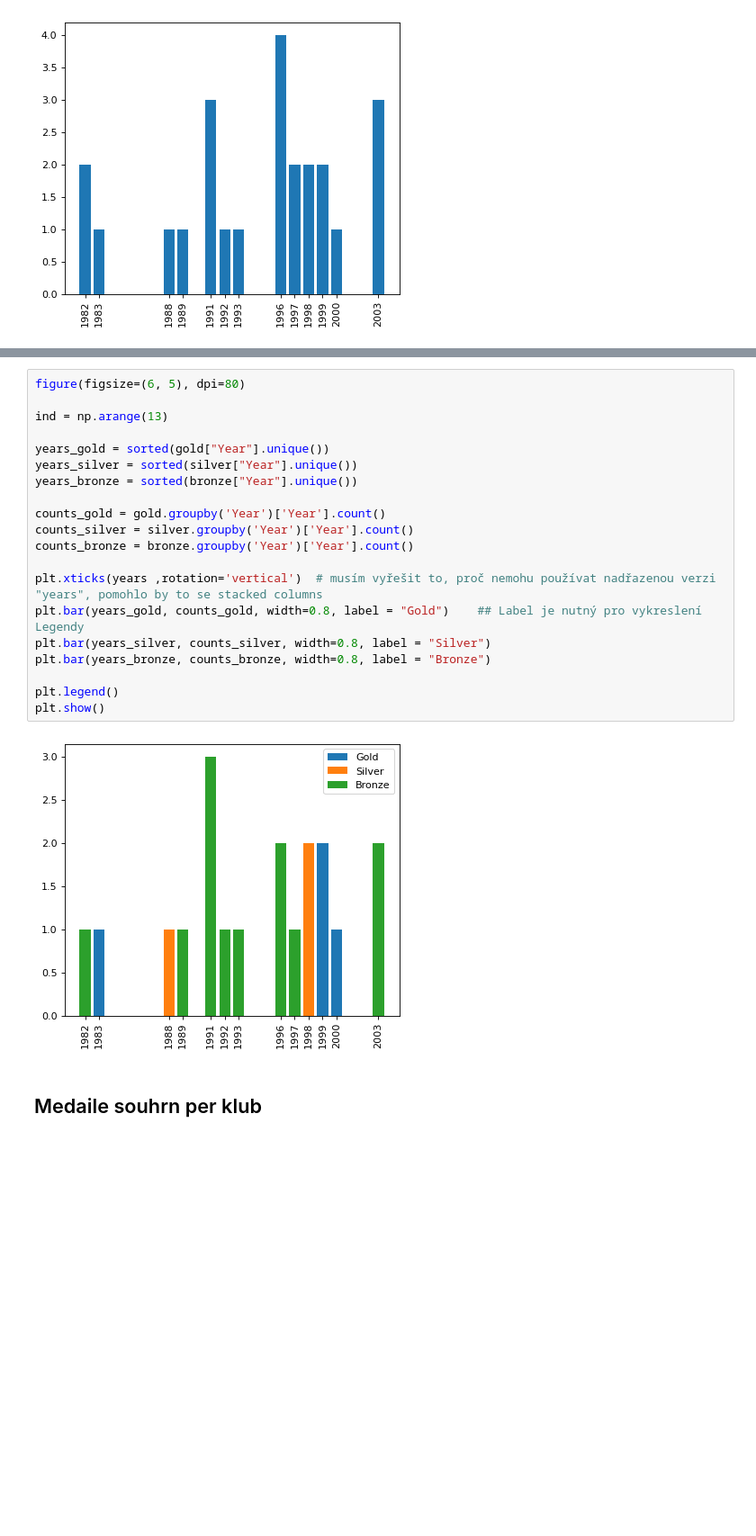
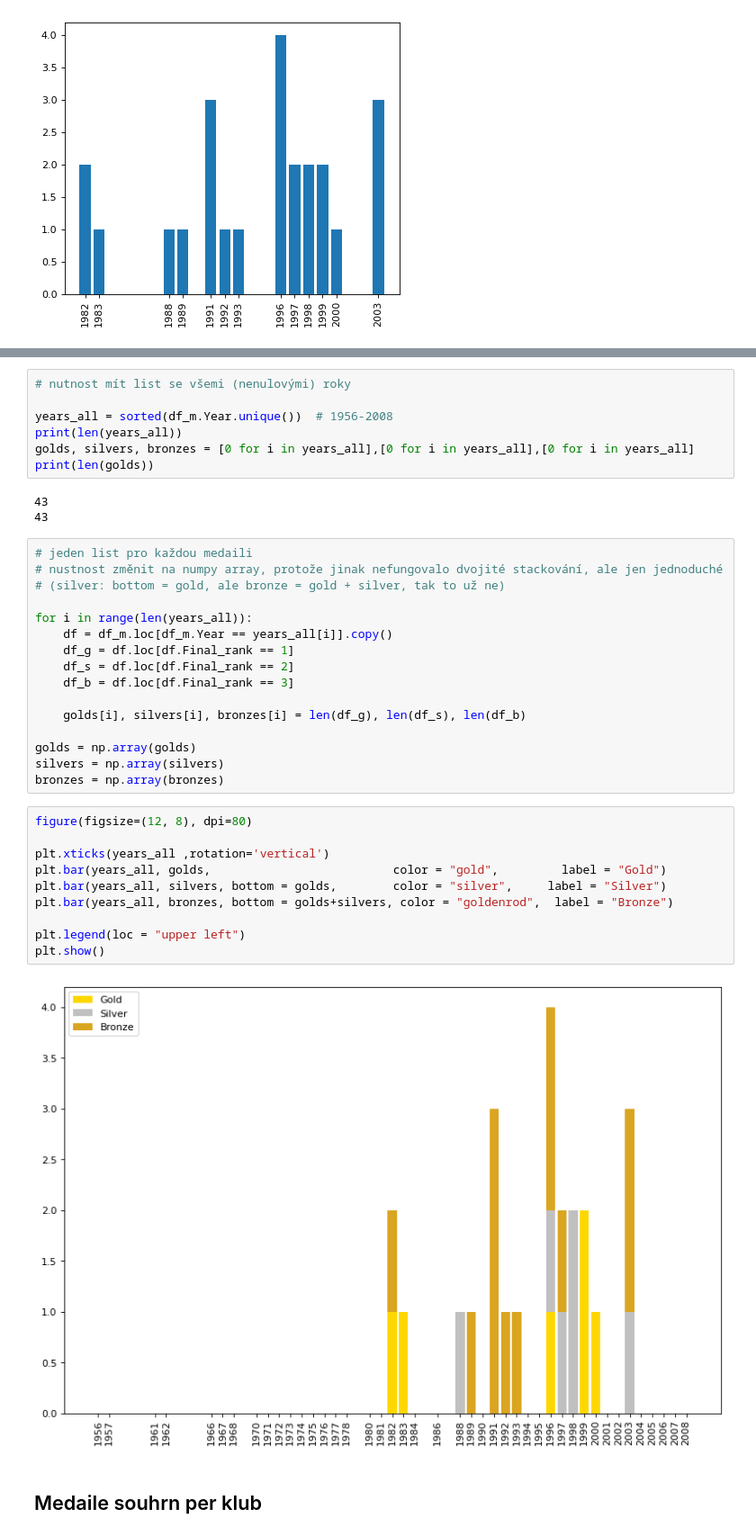
Before and after one commit to JirkaZelenka/Czech-Fencing-Statistics, a Jupyter notebook: Fencing_stats.ipynb, the cells around one changed output, grey strips where cells are left out. Shown at 90% size. Cells and saved outputs as stored; diff of their text form; blank space fills up the shorter version.

```diff
--- a/Fencing_stats.ipynb
+++ b/Fencing_stats.ipynb
@@ -859,26 +850,42 @@ plt.show()
 * medaile podle kovu - nutnost vyřešit překrývání sloupců !
-# %%
-figure(figsize=(6, 5), dpi=80)
-
-ind = np.arange(13)
-
-years_gold = sorted(gold["Year"].unique())
-years_silver = sorted(silver["Year"].unique())
-years_bronze = sorted(bronze["Year"].unique())
-
-counts_gold = gold.groupby('Year')['Year'].count()
-counts_silver = silver.groupby('Year')['Year'].count()
-counts_bronze = bronze.groupby('Year')['Year'].count()
-
-plt.xticks(years ,rotation='vertical')  # musím vyřešit to, proč nemohu používat nadřazenou verzi "years", pomohlo by to se stacked columns
-plt.bar(years_gold, counts_gold, width=0.8, label = "Gold")    ## Label je nutný pro vykreslení Legendy
-plt.bar(years_silver, counts_silver, width=0.8, label = "Silver")
-plt.bar(years_bronze, counts_bronze, width=0.8, label = "Bronze")
-
-plt.legend()
-plt.show()
-# %% [output]
-[figure, removed]
+# %%
+# nutnost mít list se všemi (nenulovými) roky
+
+years_all = sorted(df_m.Year.unique())  # 1956-2008
+print(len(years_all))
+golds, silvers, bronzes = [0 for i in years_all],[0 for i in years_all],[0 for i in years_all]
+print(len(golds))
+# %% [output]
+43
+43
+# %%
+# jeden list pro každou medaili
+# nustnost změnit na numpy array, protože jinak nefungovalo dvojité stackování, ale jen jednoduché
+# (silver: bottom = gold, ale bronze = gold + silver, tak to už ne)
+
+for i in range(len(years_all)):
+    df = df_m.loc[df_m.Year == years_all[i]].copy()
+    df_g = df.loc[df.Final_rank == 1]
+    df_s = df.loc[df.Final_rank == 2]
+    df_b = df.loc[df.Final_rank == 3]
+
+    golds[i], silvers[i], bronzes[i] = len(df_g), len(df_s), len(df_b)
+
+golds = np.array(golds)
+silvers = np.array(silvers)
+bronzes = np.array(bronzes)
+# %%
+figure(figsize=(12, 8), dpi=80)
+
+plt.xticks(years_all ,rotation='vertical')
+plt.bar(years_all, golds,                          color = "gold",         label = "Gold")
+plt.bar(years_all, silvers, bottom = golds,        color = "silver",     label = "Silver")
+plt.bar(years_all, bronzes, bottom = golds+silvers, color = "goldenrod",  label = "Bronze")
+
+plt.legend(loc = "upper left")
+plt.show()
+# %% [output]
+[figure, added]
 # %% [markdown]
 ## Medaile souhrn per klub
 # %%
```
Also changed, not shown: parts of 7 cells of this notebook, 1 other file.
